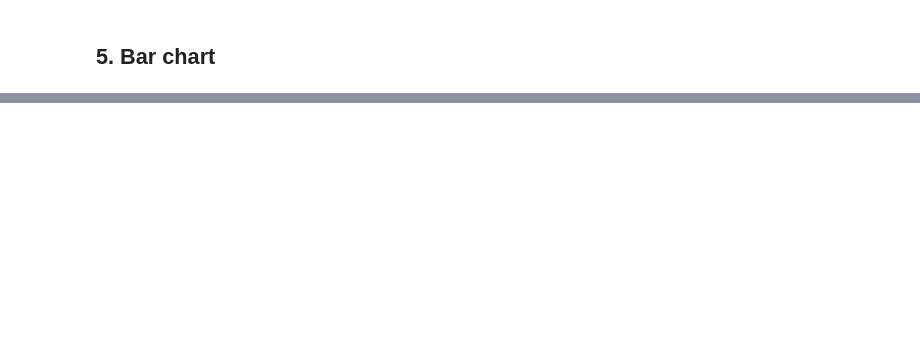
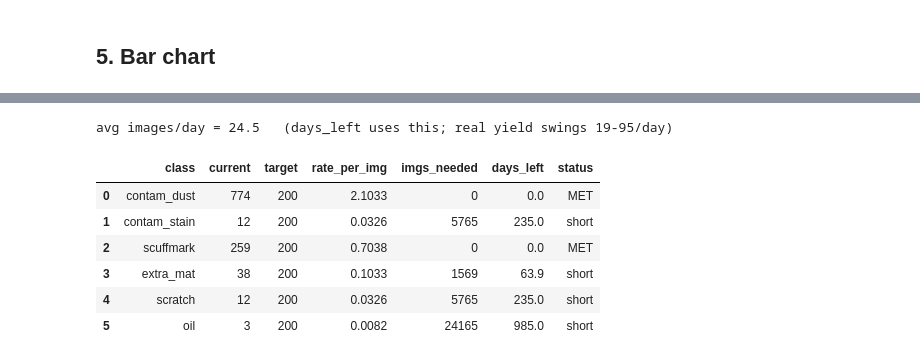
Before and after one commit to northlnwza/WD_Internship, a Jupyter notebook: Analysis/count_classes.ipynb, the cells around one changed output, grey strips where cells are left out. Cells and saved outputs as stored; diff of their text form; code cells hidden in the pictures; blank space fills up the shorter version.

```diff
--- a/Analysis/count_classes.ipynb
+++ b/Analysis/count_classes.ipynb
@@ -94,0 +250,15 @@ print('saved:', out_png)
+# %%
+tot_imgs = int(day_df['images'].sum())
+stab = []
+for cid, name in zip(ids, cols):
+    total = int(day_df[name].sum())
+    day_rates = day_df[name].values / day_df['images'].values
+    mean = day_rates.mean()
+    cv = day_rates.std() / mean if mean else np.nan
+    stab.append({'class': name, 'total': total,
+                 'rate_overall': round(total / tot_imgs, 4),
+                 'rate_day_mean': round(mean, 4),
+                 'rate_cv': round(cv, 2) if np.isfinite(cv) else np.nan,
+                 'stationary': 'ok' if (np.isfinite(cv) and cv < 0.5) else 'noisy/drift'})
+stab_df = pd.DataFrame(stab)
+stab_df
@@ -94,0 +279,36 @@ print('saved:', out_png)
+# %%
+TARGET = 200
+avg_imgs_per_day = tot_imgs / len(days)
+
+fc = []
+for cid, name in zip(ids, cols):
+    total = int(day_df[name].sum())
+    rate  = total / tot_imgs                 # instances per image (stationary)
+    if total >= TARGET:
+        imgs_needed = days_left = 0
+        status = 'MET'
+    elif rate > 0:
+        imgs_needed = (TARGET - total) / rate
+        days_left   = imgs_needed / avg_imgs_per_day
+        status = 'short'
+    else:
+        imgs_needed = days_left = np.inf
+        status = 'no-data'
+    fc.append({'class': name, 'current': total, 'target': TARGET,
+               'rate_per_img': round(rate, 4),
+               'imgs_needed': round(imgs_needed) if np.isfinite(imgs_needed) else np.inf,
+               'days_left': round(days_left, 1) if np.isfinite(days_left) else np.inf,
+               'status': status})
+
+fc_df = pd.DataFrame(fc)
+print(f'avg images/day = {avg_imgs_per_day:.1f}   (days_left uses this; real yield swings 19-95/day)')
+fc_df
+# %% [output]
+avg images/day = 24.5   (days_left uses this; real yield swings 19-95/day)
+|  | class | current | target | rate_per_img | imgs_needed | days_left | status |
+| 0 | contam_dust | 774 | 200 | 2.1033 | 0 | 0.0 | MET |
+| 1 | contam_stain | 12 | 200 | 0.0326 | 5765 | 235.0 | short |
+| 2 | scuffmark | 259 | 200 | 0.7038 | 0 | 0.0 | MET |
+| 3 | extra_mat | 38 | 200 | 0.1033 | 1569 | 63.9 | short |
+| 4 | scratch | 12 | 200 | 0.0326 | 5765 | 235.0 | short |
+| 5 | oil | 3 | 200 | 0.0082 | 24165 | 985.0 | short |
```
Also changed, not shown: parts of 20 cells of this notebook, 1 other file.
